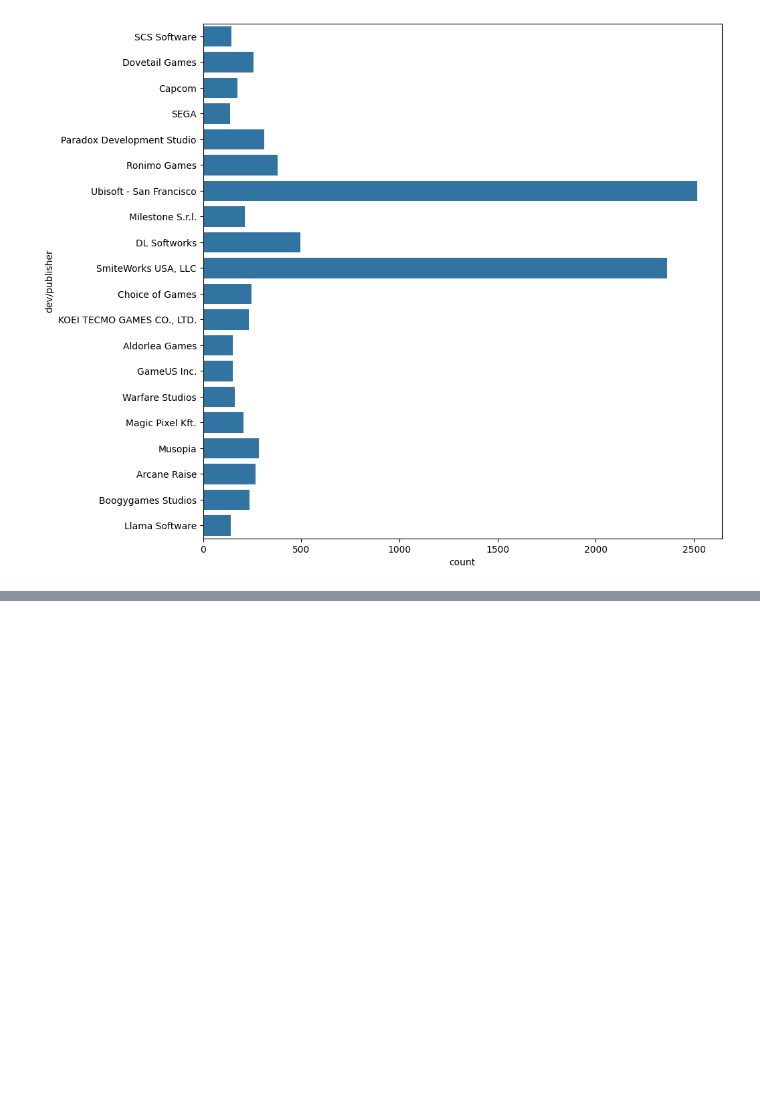
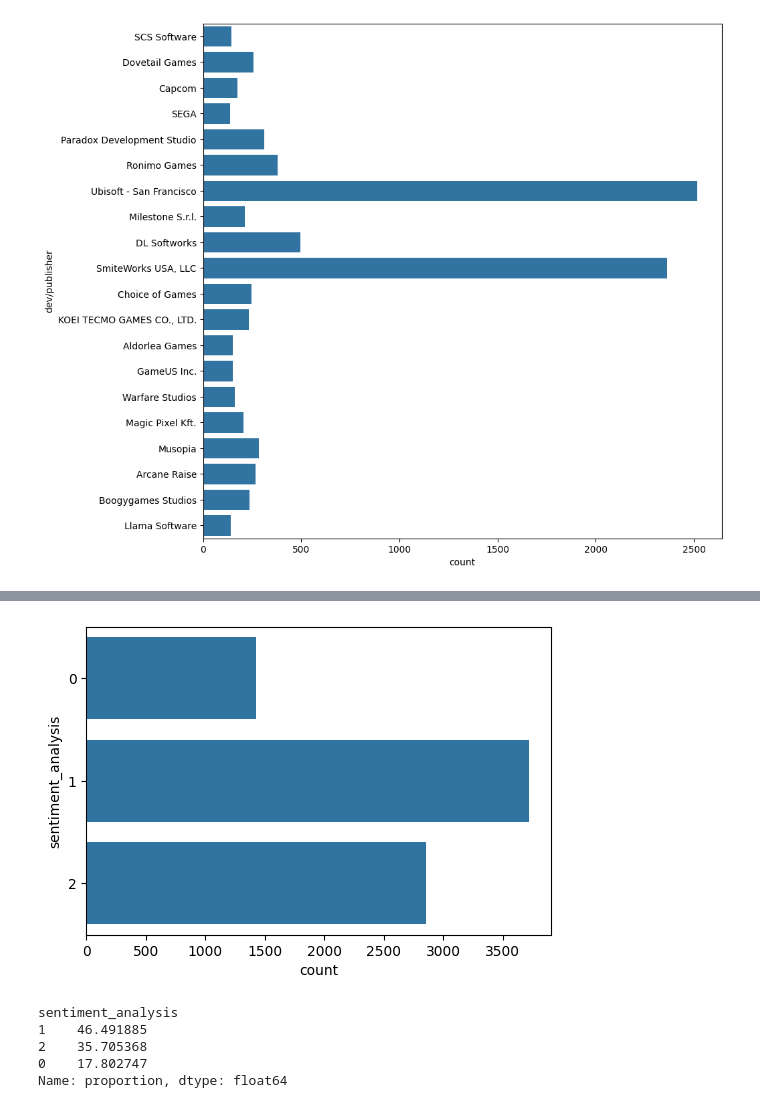
Before and after one commit to pablorobba/Proyecto_Individual_STEAM, a Jupyter notebook: 4 - EDA.ipynb, the cells around one changed output, grey strips where cells are left out. Cells and saved outputs as stored; diff of their text form; code cells hidden in the pictures; blank space fills up the shorter version.

```diff
--- a/4 - EDA.ipynb
+++ b/4 - EDA.ipynb
@@ -154,0 +248,17 @@ filtered_df
+# %%
+plt.figure(figsize=(6, 4))
+sns.countplot(data=df_reviews, y='sentiment_analysis', orient='v')
+plt.show()
+# %% [output]
+[figure, added]
+# %%
+percentage = df_reviews['sentiment_analysis'].value_counts(normalize=True) * 100
+
+# Mostrar los porcentajes
+print(percentage)
+# %% [output]
+sentiment_analysis
+1    46.491885
+2    35.705368
+0    17.802747
+Name: proportion, dtype: float64
```
Also changed, not shown: parts of 53 cells of this notebook, 3 other files.
